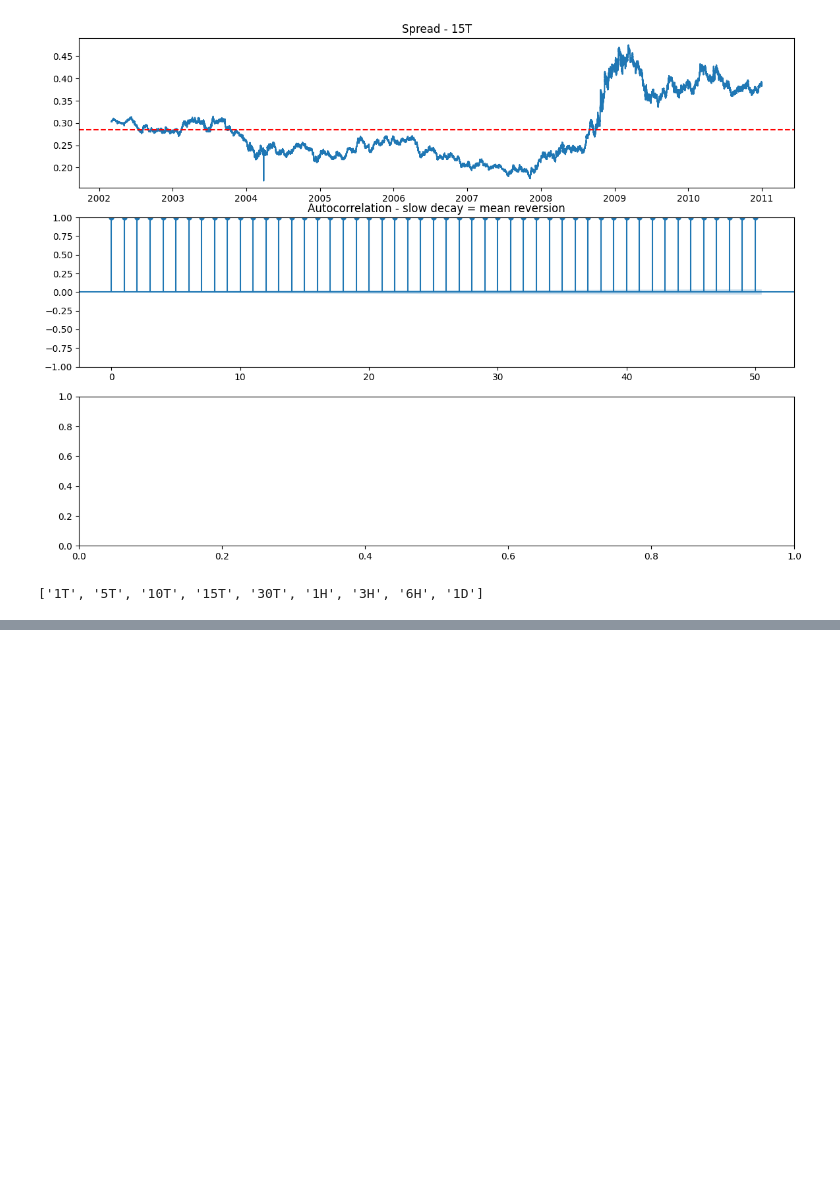
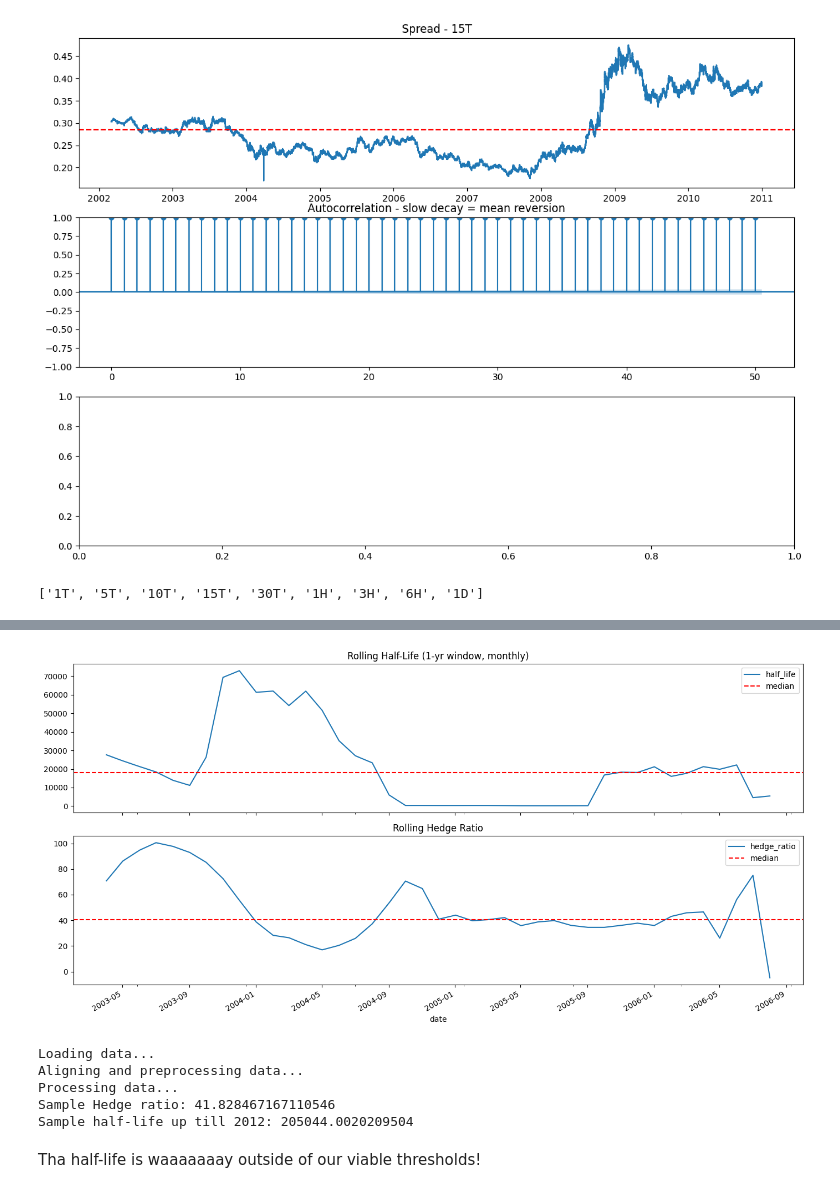
Before and after one commit to Starkl7/AlphaResearch-the-anatomy-of-a-Signal, a Jupyter notebook: eda.ipynb, the cells around one changed output, grey strips where cells are left out. Cells and saved outputs as stored; diff of their text form; code cells hidden in the pictures; blank space fills up the shorter version.

```diff
--- a/eda.ipynb
+++ b/eda.ipynb
@@ -252,0 +510,14 @@ print(intervals)
+# %%
+rolling = fx.get_rolling_half_life('EURUSD', 'EURJPY', '1T', file_path)
+
+# Plot both metrics to inspect stability
+fig, axes = plt.subplots(2, 1, figsize=(14, 7), sharex=True)
+rolling['half_life'].plot(ax=axes[0], title='Rolling Half-Life (1-yr window, monthly)')
+axes[0].axhline(rolling['half_life'].median(), color='red', linestyle='--', label='median')
+axes[0].legend()
+rolling['hedge_ratio'].plot(ax=axes[1], title='Rolling Hedge Ratio')
+axes[1].axhline(rolling['hedge_ratio'].median(), color='red', linestyle='--', label='median')
+axes[1].legend()
+plt.tight_layout()
+# %% [output]
+[figure, added]
@@ -252,0 +536,12 @@ print(intervals)
+# %%
+sample_hr, sample_hl = fx.get_baseline_hedge_ratio_and_half_life('EURUSD', 'EURJPY', '1T', file_path, feature='Close', split_date='2012-12-31')
+print(f"Sample Hedge ratio: {sample_hr}")
+print(f"Sample half-life up till 2012: {sample_hl}")
+# %% [output]
+Loading data...
+Aligning and preprocessing data...
+Processing data...
+Sample Hedge ratio: 41.828467167110546
+Sample half-life up till 2012: 205044.0020209504
+# %% [markdown]
+Tha half-life is waaaaaaay outside of our viable thresholds!
```
Also changed, not shown: parts of 27 cells of this notebook, 2 other files.
